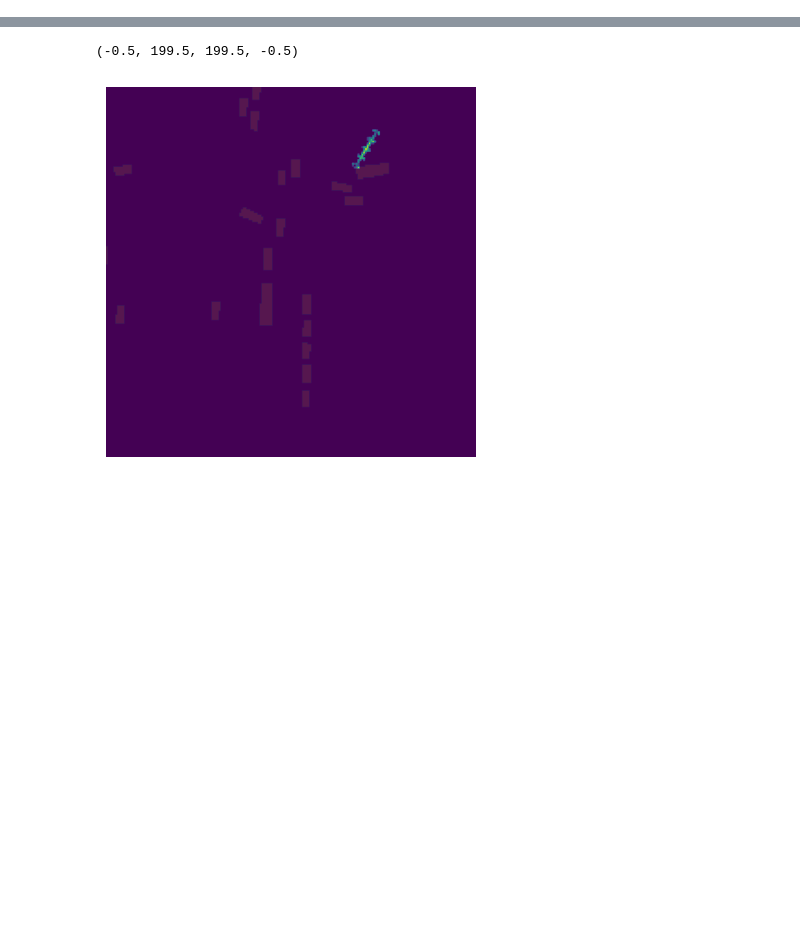
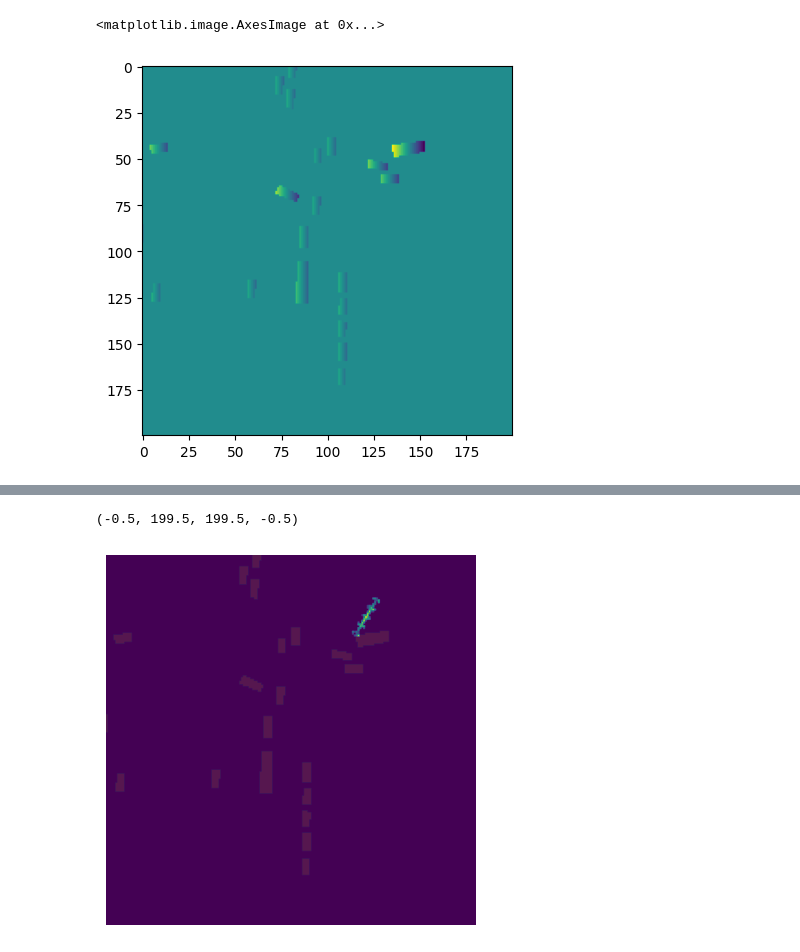
Before and after one commit to nargoo0328/cross_view_transformers, a Jupyter notebook: scripts/test_bug.ipynb, the cells around one changed output, grey strips where cells are left out. Drawn from its saved outputs; the diff is of its cells as text; code cells hidden in the pictures; blank space fills up the shorter version.

```diff
--- a/scripts/test_bug.ipynb
+++ b/scripts/test_bug.ipynb
@@ -114,3 +118,9 @@ plt.imshow(vis_result[0])
+# %%
+mask = batch['offset'][0,0].cpu()!=255
+plt.imshow(batch['offset'][0,0].cpu() * mask)
+# %% [output]
+<matplotlib.image.AxesImage at 0x...>
+[figure, added]
 # %%
 n = 6
 h = 28
```
Also changed, not shown: parts of 8 cells of this notebook, 11 other files.
